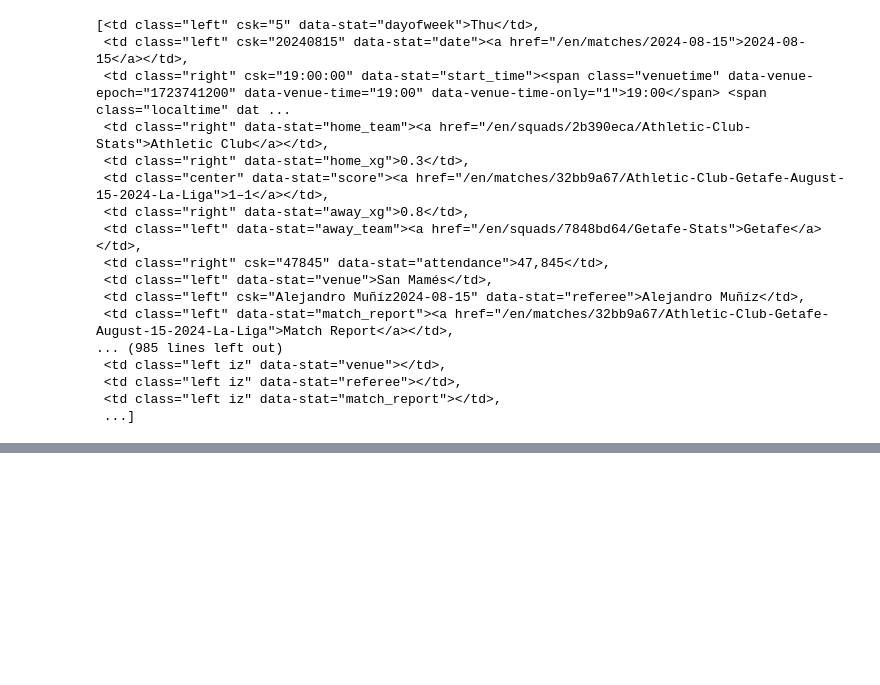
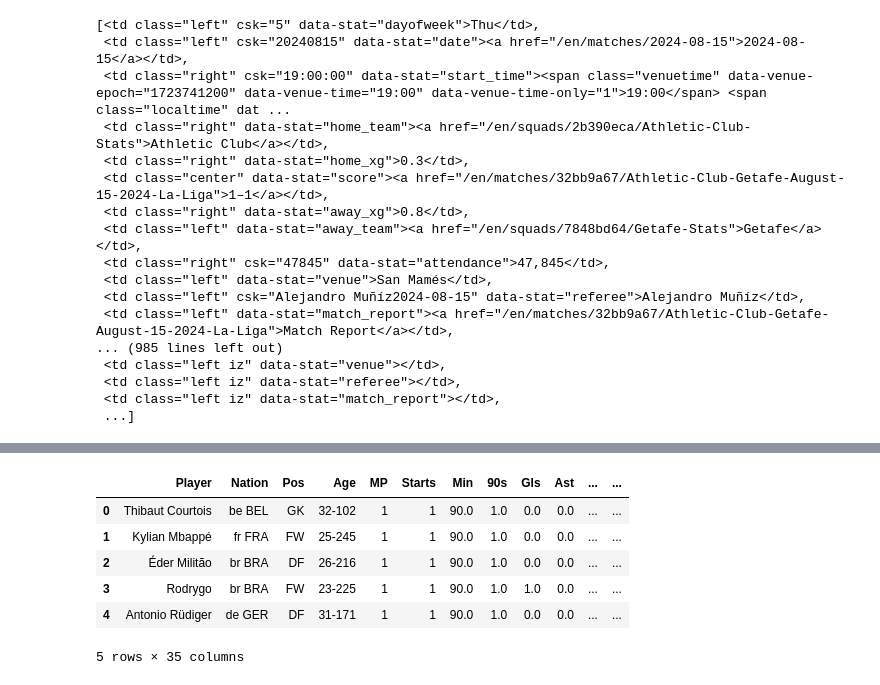
Before and after one commit to EDJINEDJA/ligas, a Jupyter notebook: research/research.ipynb, the cells around one changed output, grey strips where cells are left out. Cells and saved outputs as stored; diff of their text form; code cells hidden in the pictures; blank space fills up the shorter version.

Commit message:
merge draft on main commit of 220820241226

```diff
--- a/research/research.ipynb
+++ b/research/research.ipynb
@@ -754,0 +663,5 @@ fixtures
+# %%
+# Collecting data
+
+
+data = {row.find('th', {'data-stat':"player"}).text : row.find('th', {'data-stat':"player"}).find('a')['href']  for row in  table.tbody.find_all('tr')}
@@ -754,0 +732,17 @@ fixtures
+# %%
+# Conversion du dictionnaire en DataFrame
+urls_df = pd.DataFrame(list(data.items()), columns=['Player', 'Url'])
+
+# Fusion des DataFrames sur la colonne 'Player'
+population_df = population_df.merge(urls_df, how='left', on='Player')
+
+# Affichage du DataFrame résultant
+population_df.head()
+# %% [output]
+|  | Player | Nation | Pos | Age | MP | Starts | Min | 90s | Gls | Ast | ... | ... |
+| 0 | Thibaut Courtois | be BEL | GK | 32-102 | 1 | 1 | 90.0 | 1.0 | 0.0 | 0.0 | ... | ... |
+| 1 | Kylian Mbappé | fr FRA | FW | 25-245 | 1 | 1 | 90.0 | 1.0 | 0.0 | 0.0 | ... | ... |
+| 2 | Éder Militão | br BRA | DF | 26-216 | 1 | 1 | 90.0 | 1.0 | 0.0 | 0.0 | ... | ... |
+| 3 | Rodrygo | br BRA | FW | 23-225 | 1 | 1 | 90.0 | 1.0 | 1.0 | 0.0 | ... | ... |
+| 4 | Antonio Rüdiger | de GER | DF | 31-171 | 1 | 1 | 90.0 | 1.0 | 0.0 | 0.0 | ... | ... |
+5 rows × 35 columns
```
Also changed, not shown: parts of 93 cells of this notebook.
